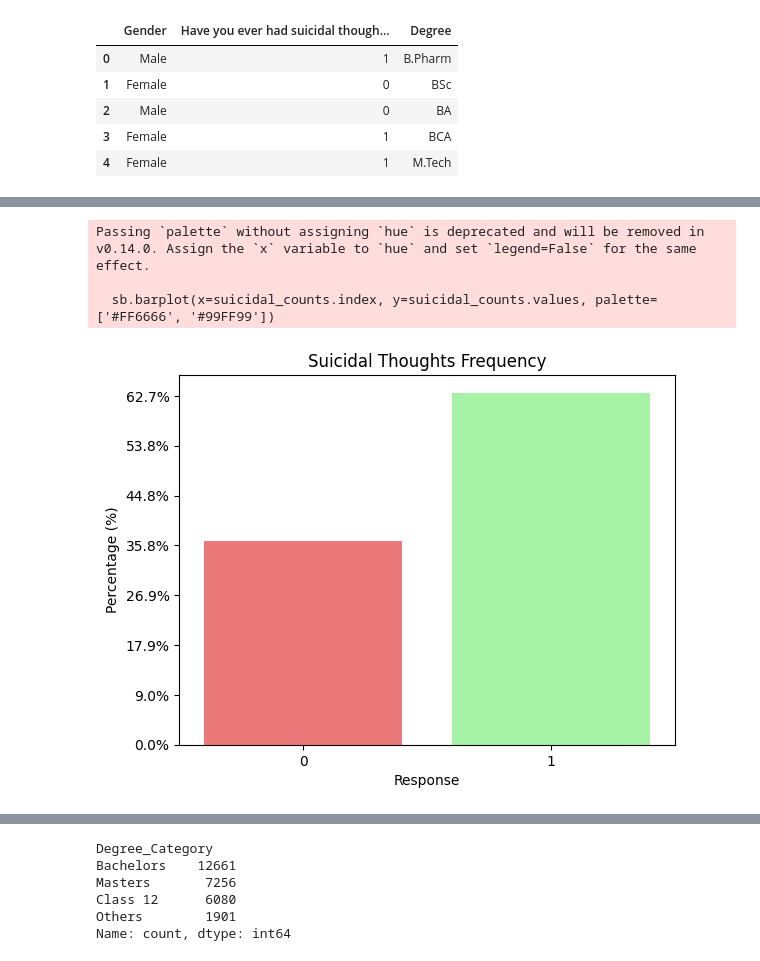
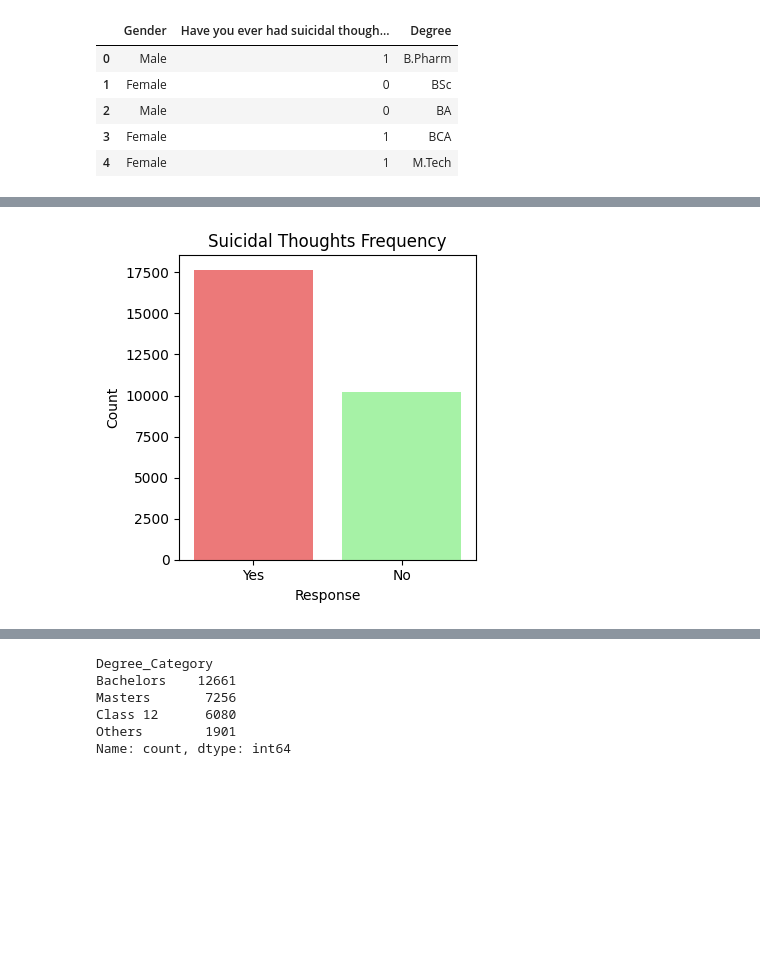
Before and after one commit to dinnifarisya/Student-Depression-Data-Science-Project, a Jupyter notebook: Data Science Project.ipynb, the cells around one changed output, grey strips where cells are left out. Cells and saved outputs as stored; diff of their text form; code cells hidden in the pictures; blank space fills up the shorter version.

```diff
--- a/Data Science Project.ipynb
+++ b/Data Science Project.ipynb
@@ -559,16 +562,28 @@ plt.show()
 # %%
-suicidal_counts = df_ua['Have you ever had suicidal thoughts ?'].value_counts()
-sb.barplot(x=suicidal_counts.index, y=suicidal_counts.values, palette=['#FF6666', '#99FF99'])
+# Calculate frequencies
+suicidal_counts = df_ua['Have you ever had suicidal thoughts ?'].value_counts().rename({0: 'No', 1: 'Yes'})
+
+# Create bar plot with explicit hue assignment (to avoid Seaborn warnings)
+plt.figure(figsize=(4, 4))
+ax = sb.barplot(
+    x=suicidal_counts.index,
+    y=suicidal_counts.values,
+    hue=suicidal_counts.index,  # Required for palette in Seaborn v0.14+
+    palette=['#FF6666', '#99FF99'],  # Red for "No", Green for "Yes"
+)
+
+# Formatting
 plt.title('Suicidal Thoughts Frequency')
 plt.xlabel('Response')
-plt.ylabel('Percentage (%)')
-plt.gca().yaxis.set_major_formatter(plt.FuncFormatter(lambda y, _: f'{y / len(df_ua) * 100:.1f}%'))
+plt.ylabel('Count')
+plt.xticks(rotation=0)
+plt.tight_layout()
+
+plt.savefig("stf.png", dpi=300, bbox_inches='tight')
+
 plt.show()
 # %% [output]
-Passing `palette` without assigning `hue` is deprecated and will be removed in v0.14.0. Assign the `x` variable to `hue` and set `legend=False` for the same effect.
-
-  sb.barplot(x=suicidal_counts.index, y=suicidal_counts.values, palette=['#FF6666', '#99FF99'])
-[figure, old version]
+[figure, new version]
 # %%
 # Count degree categories
 degree_counts = df_ua["Degree"].value_counts()
```
Also changed, not shown: parts of 9 cells of this notebook.
